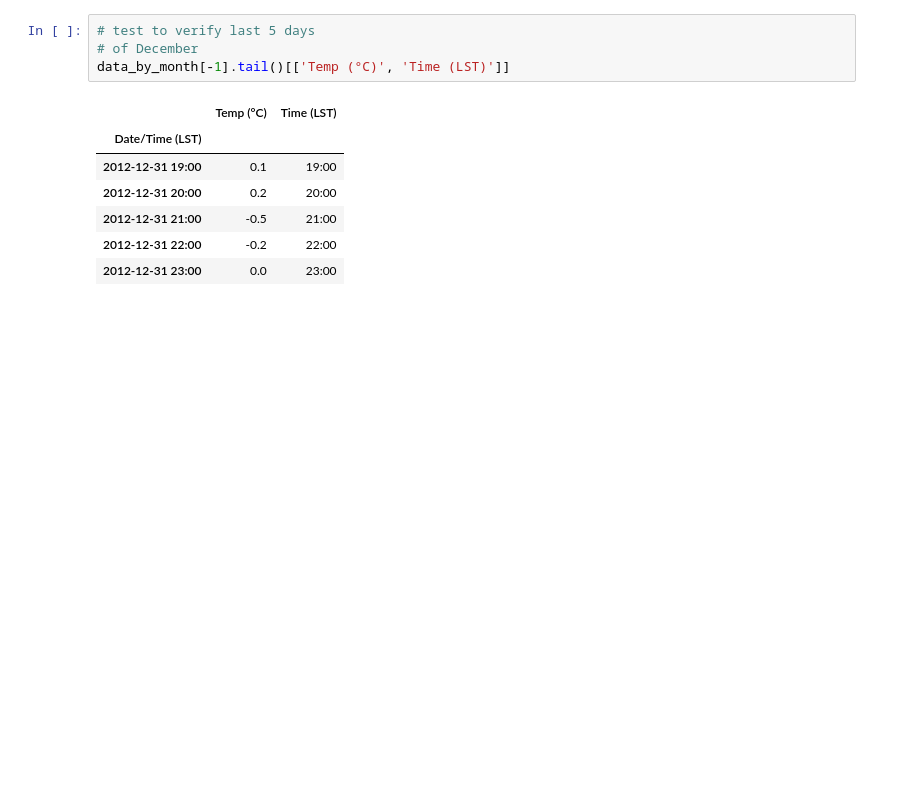
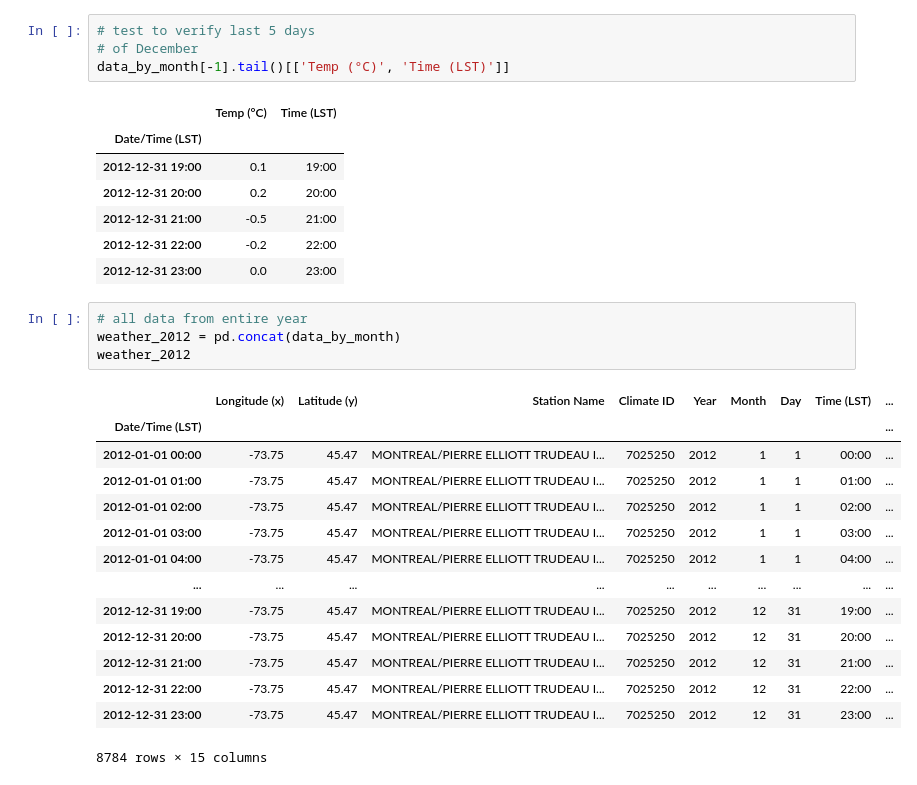
Before and after one commit to aa-ag/pcb, a Jupyter notebook: 5.WEB_SCRAPING_WITH_PANDAS.ipynb, the cells around one changed output. Drawn from its saved outputs; the diff is of its cells as text; blank space fills up the shorter version.

Commit message:
added logic to concatenate all months (hourly) into one huge dataframe of 8k+ rows

```diff
--- a/5.WEB_SCRAPING_WITH_PANDAS.ipynb
+++ b/5.WEB_SCRAPING_WITH_PANDAS.ipynb
@@ -111,3 +111,22 @@ data_by_month[-1].tail()[['Temp (°C)', 'Time (LST)']]
 | 2012-12-31 21:00 | -0.5 | 21:00 |
 | 2012-12-31 22:00 | -0.2 | 22:00 |
 | 2012-12-31 23:00 | 0.0 | 23:00 |
+# %%
+# all data from entire year
+weather_2012 = pd.concat(data_by_month)
+weather_2012
+# %% [output]
+|  | Longitude (x) | Latitude (y) | Station Name | Climate ID | Year | Month | Day | Time (LST) | ... |
+| Date/Time (LST) |  |  |  |  |  |  |  |  | ... |
+| 2012-01-01 00:00 | -73.75 | 45.47 | MONTREAL/PIERRE ELLIOTT TRUDEAU I... | 7025250 | 2012 | 1 | 1 | 00:00 | ... |
+| 2012-01-01 01:00 | -73.75 | 45.47 | MONTREAL/PIERRE ELLIOTT TRUDEAU I... | 7025250 | 2012 | 1 | 1 | 01:00 | ... |
+| 2012-01-01 02:00 | -73.75 | 45.47 | MONTREAL/PIERRE ELLIOTT TRUDEAU I... | 7025250 | 2012 | 1 | 1 | 02:00 | ... |
+| 2012-01-01 03:00 | -73.75 | 45.47 | MONTREAL/PIERRE ELLIOTT TRUDEAU I... | 7025250 | 2012 | 1 | 1 | 03:00 | ... |
+| 2012-01-01 04:00 | -73.75 | 45.47 | MONTREAL/PIERRE ELLIOTT TRUDEAU I... | 7025250 | 2012 | 1 | 1 | 04:00 | ... |
+| ... | ... | ... | ... | ... | ... | ... | ... | ... | ... |
+| 2012-12-31 19:00 | -73.75 | 45.47 | MONTREAL/PIERRE ELLIOTT TRUDEAU I... | 7025250 | 2012 | 12 | 31 | 19:00 | ... |
+| 2012-12-31 20:00 | -73.75 | 45.47 | MONTREAL/PIERRE ELLIOTT TRUDEAU I... | 7025250 | 2012 | 12 | 31 | 20:00 | ... |
+| 2012-12-31 21:00 | -73.75 | 45.47 | MONTREAL/PIERRE ELLIOTT TRUDEAU I... | 7025250 | 2012 | 12 | 31 | 21:00 | ... |
+| 2012-12-31 22:00 | -73.75 | 45.47 | MONTREAL/PIERRE ELLIOTT TRUDEAU I... | 7025250 | 2012 | 12 | 31 | 22:00 | ... |
+| 2012-12-31 23:00 | -73.75 | 45.47 | MONTREAL/PIERRE ELLIOTT TRUDEAU I... | 7025250 | 2012 | 12 | 31 | 23:00 | ... |
+8784 rows × 15 columns
```
